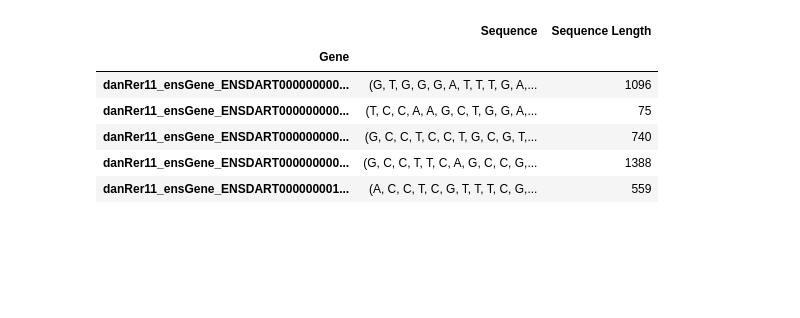
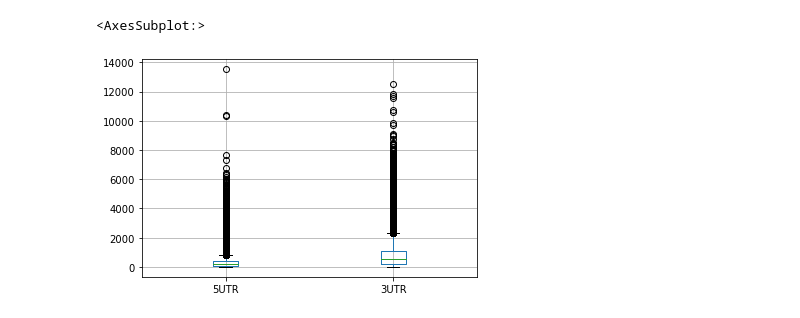
Before and after one commit to theresahutchins/Kmers-Project, a Jupyter notebook: Summary Graphs for 2-12.ipynb, the cells around one changed output. Saved outputs shown, nothing was run; the diff lists cells and outputs as text; code cells hidden in the pictures; blank space fills up the shorter version.

Commit message:
Add boxplot functionality

```diff
--- a/Summary Graphs for 2-12.ipynb
+++ b/Summary Graphs for 2-12.ipynb
@@ -51,13 +51,18 @@ df_5UTR.head()
-# %%
-df_3UTR.head()
-# %% [output]
-|  | Sequence | Sequence Length |
-| Gene |  |  |
-| danRer11_ensGene_ENSDART000000000... | (G, T, G, G, G, A, T, T, T, G, A,... | 1096 |
-| danRer11_ensGene_ENSDART000000000... | (T, C, C, A, A, G, C, T, G, G, A,... | 75 |
-| danRer11_ensGene_ENSDART000000000... | (G, C, C, T, C, C, T, G, C, G, T,... | 740 |
-| danRer11_ensGene_ENSDART000000000... | (G, C, C, T, T, C, A, G, C, C, G,... | 1388 |
-| danRer11_ensGene_ENSDART000000001... | (A, C, C, T, C, G, T, T, T, C, G,... | 559 |
+# %%
+df_3UTR.head()
+
+df_5UTR["Sequence Length"]
+
+
+df_concat = pd.DataFrame({
+    '5UTR': df_5UTR["Sequence Length"],
+    '3UTR': df_3UTR["Sequence Length"]
+})
+
+df_concat.boxplot(column = ['5UTR', '3UTR'])
+# %% [output]
+<AxesSubplot:>
+[figure, added]
 # %%
 #Make Bar Graph of number of genes
 
```
Also changed, not shown: parts of 4 cells of this notebook.
